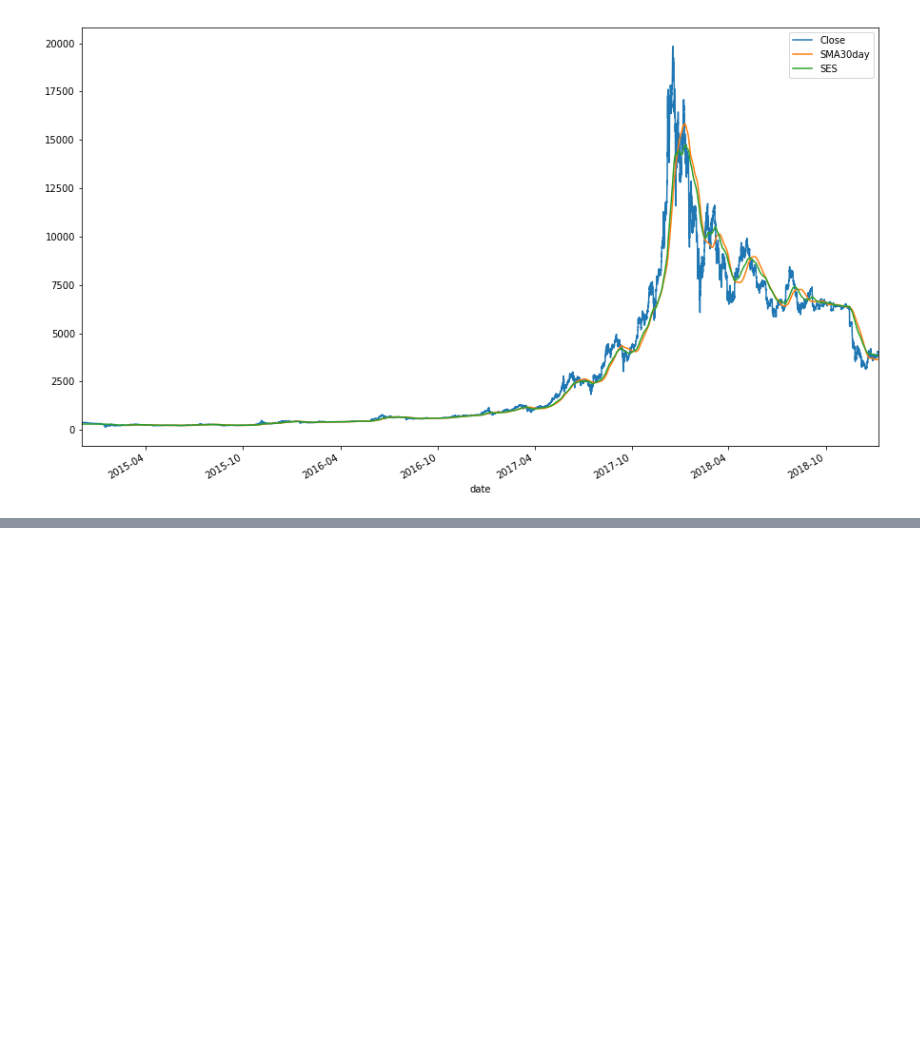
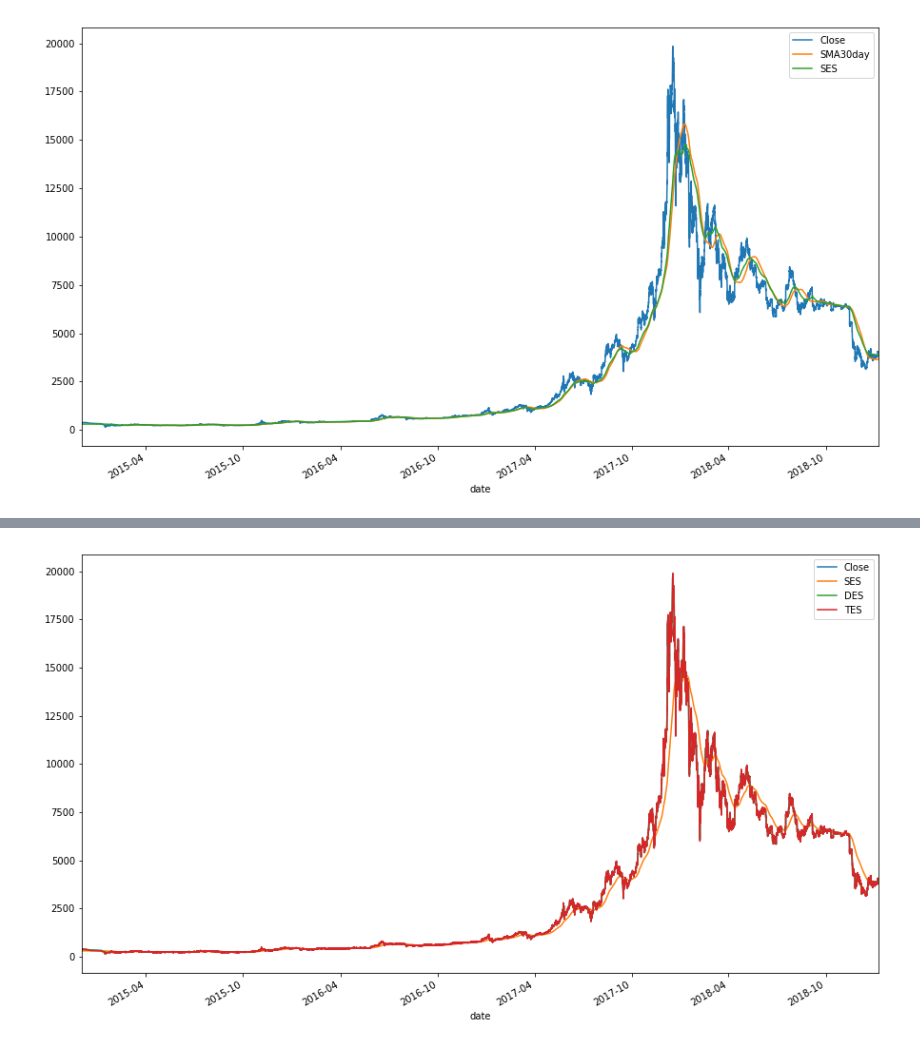
Before and after one commit to legomydiego/Thinkful-Final-Capstone, a Jupyter notebook: Final Capstone.ipynb, the cells around one changed output, grey strips where cells are left out. Cells and saved outputs as stored; diff of their text form; code cells hidden in the pictures; blank space fills up the shorter version.

```diff
--- a/Final Capstone.ipynb
+++ b/Final Capstone.ipynb
@@ -126,0 +143,6 @@ df[['Close','SMA30day','SES','EWMA']].plot(figsize=(15,9), legend=True).autoscal
+# %%
+# Triple Exponential Smoothing --> add Gamma which addresses seasonality
+df['TES'] = ExponentialSmoothing(df['Close'], trend='add', seasonal='add', seasonal_periods=720).fit().fittedvalues.shift(-1)
+df[['Close','SES','DES','TES']].plot(figsize=(15,9), legend=True).autoscale(axis='x',tight=True)
+# %% [output]
+[figure, added]
```
Also changed, not shown: parts of 8 cells of this notebook.
